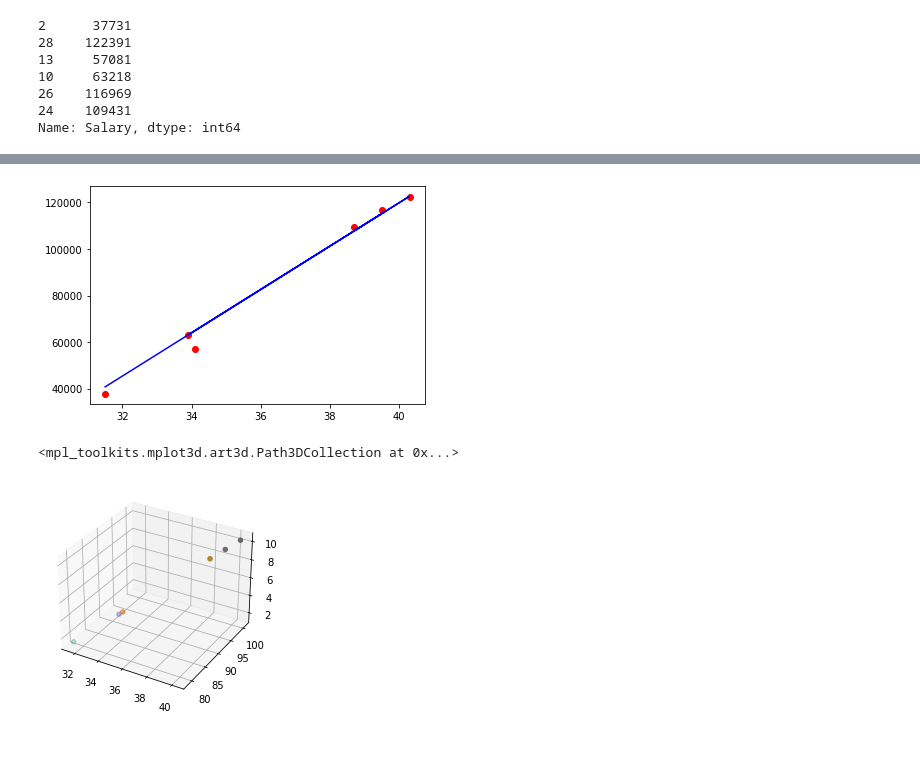
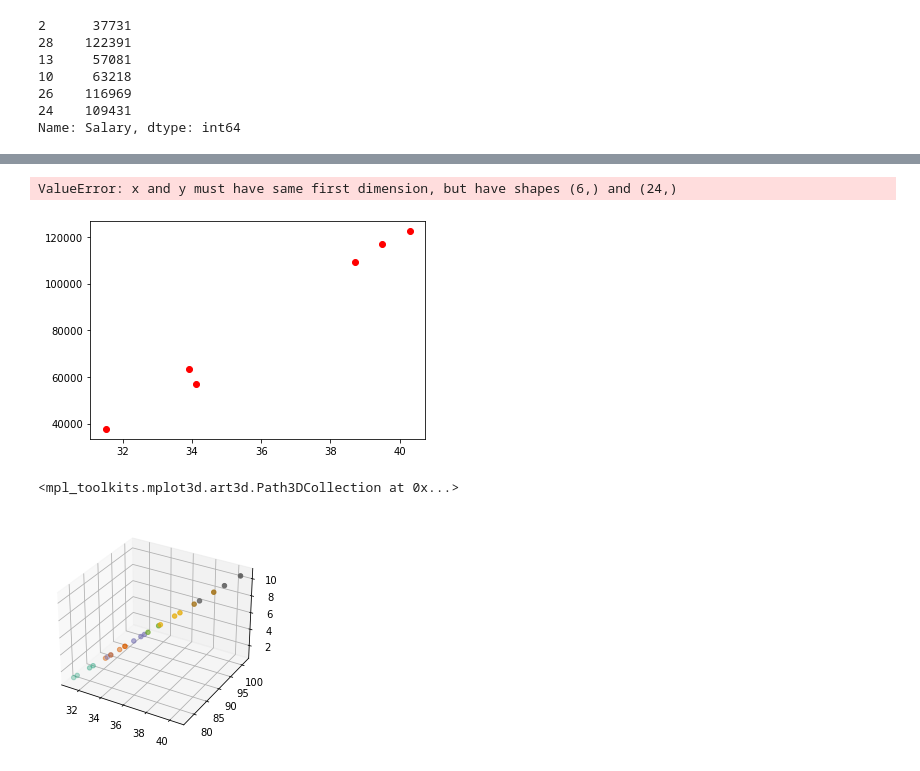
Before and after one commit to sartajbalti/Desi_Machine_Learning, a Jupyter notebook: Multiple_linear_Regre.ipynb, the cells around one changed output, grey strips where cells are left out. Cells and saved outputs as stored; diff of their text form; code cells hidden in the pictures.

```diff
--- a/Multiple_linear_Regre.ipynb
+++ b/Multiple_linear_Regre.ipynb
@@ -6,7 +6,7 @@ import matplotlib.pyplot as plt
 from sklearn.model_selection import train_test_split
 # %%
 #Importing data
-df = pd.read_csv('salary1.csv')
+df = pd.read_csv('datasets/salary1.csv')
 df.head()
 # %% [output]
 |  | age | distance | YearsExperience | Salary |
@@ -36,0 +32,3 @@ array([ 40768., 122688.,  64928.,  63104., 115264., 107776.])
+# %%
+r = model.predict(X_train)
+r
@@ -71,16 +78,17 @@ plt.close()
 # %%
 plt.scatter(X_test['age'], y_test, color='red')
-plt.plot(X_test['age'],y_predict,'b')
+plt.plot(X_test['age'],r,'b')
 
 
 plt.show()
 # %% [output]
+ValueError: x and y must have same first dimension, but have shapes (6,) and (24,)
-[figure, old version]
+[figure, new version]
 # %%
 from mpl_toolkits.mplot3d import Axes3D
 fig = plt.figure()
 ax = fig.add_subplot(111, projection='3d')
-ax.scatter3D(X_test['age'],X_test['distance'], X_test['YearsExperience'], c=y_test, cmap='Dark2')
+ax.scatter3D(X_train['age'],X_train['distance'], X_train['YearsExperience'], c=y_train, cmap='Dark2')
 # %% [output]
 <mpl_toolkits.mplot3d.art3d.Path3DCollection at 0x...>
-[figure, old version]
+[figure, new version]
```
Also changed, not shown: parts of 9 cells of this notebook, 32 other files.
